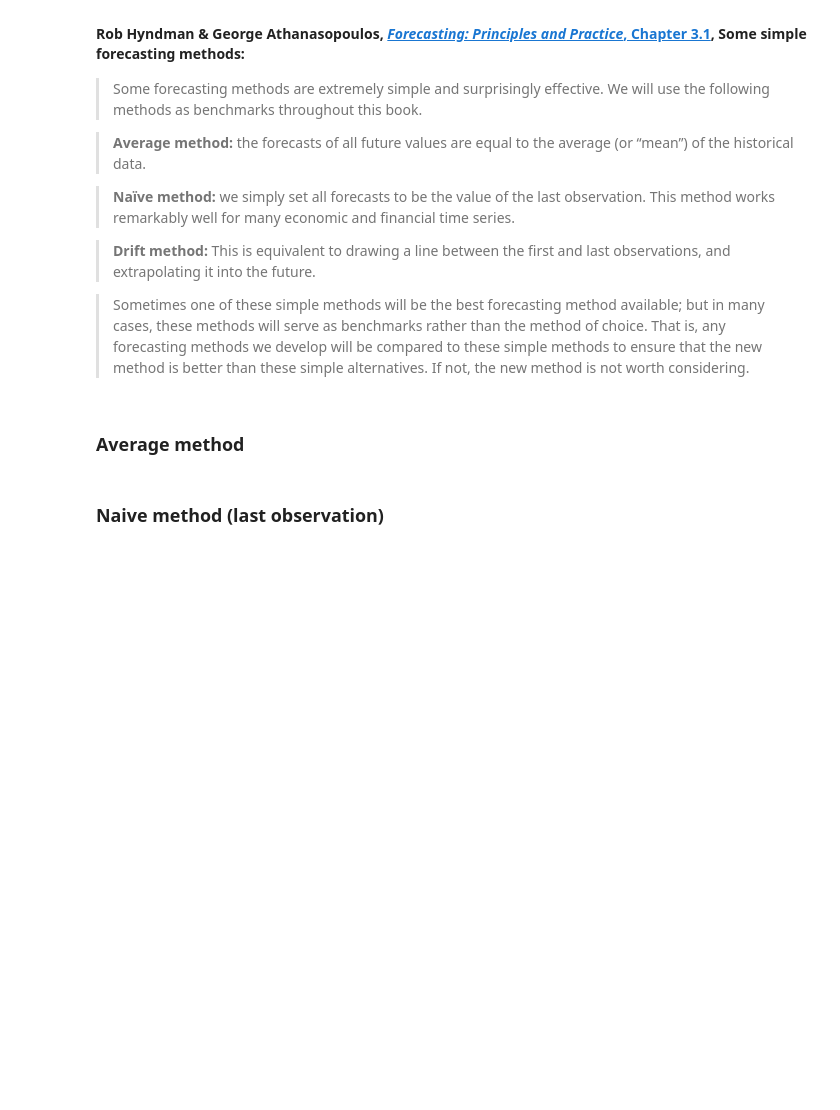
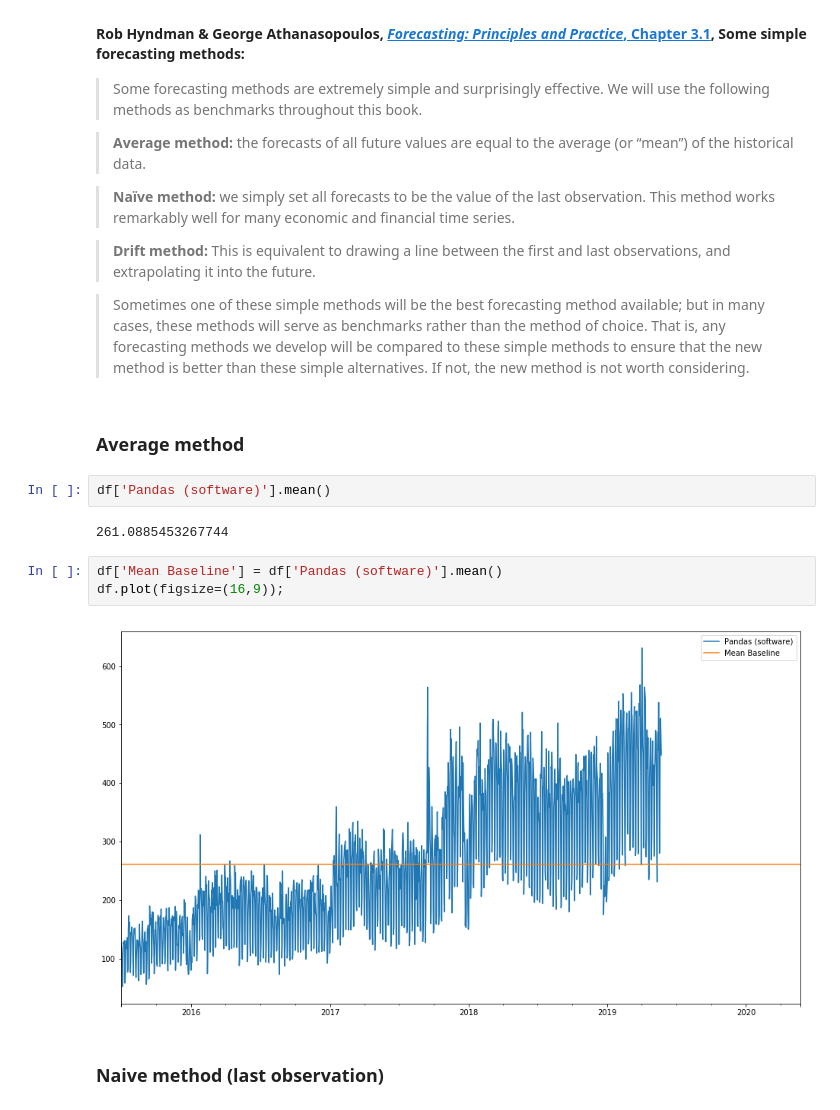
Before and after one commit to bloominstituteoftechnology/DS-Unit-2-Regression-1, a Jupyter notebook: module1-making-forecasts/making_forecasts_lesson.ipynb, the cells around one changed output. Cells and saved outputs as stored; diff of their text form; blank space fills up the shorter version.

```diff
--- a/module1-making-forecasts/making_forecasts_lesson.ipynb
+++ b/module1-making-forecasts/making_forecasts_lesson.ipynb
@@ -48,5 +91,14 @@ If you're using Colab and you downloaded a CSV file, you can follow [this post b
 > Sometimes one of these simple methods will be the best forecasting method available; but in many cases, these methods will serve as benchmarks rather than the method of choice. That is, any forecasting methods we develop will be compared to these simple methods to ensure that the new method is better than these simple alternatives. If not, the new method is not worth considering.
 # %% [markdown]
 ### Average method
+# %%
+df['Pandas (software)'].mean()
+# %% [output]
+261.0885453267744
+# %%
+df['Mean Baseline'] = df['Pandas (software)'].mean()
+df.plot(figsize=(16,9));
+# %% [output]
+[figure, added]
 # %% [markdown]
 ### Naive method (last observation)
```
Also changed, not shown: parts of 16 cells of this notebook, 1 other file.
